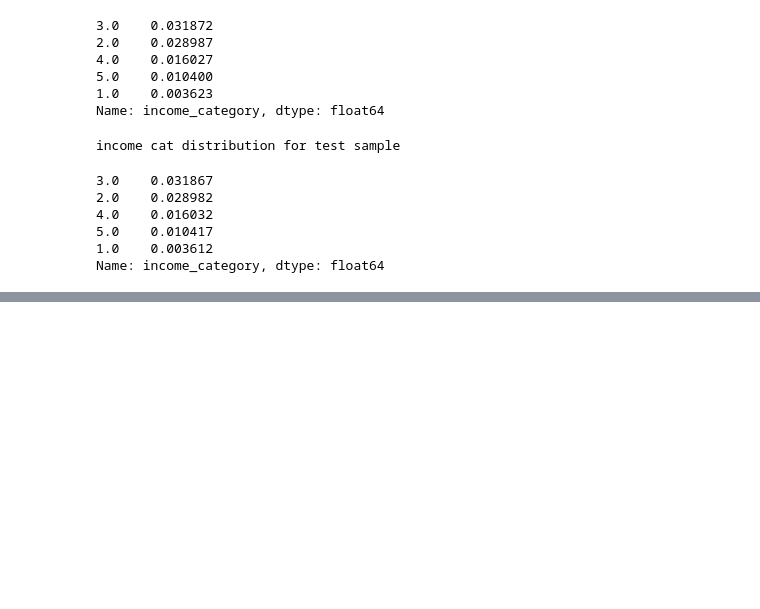
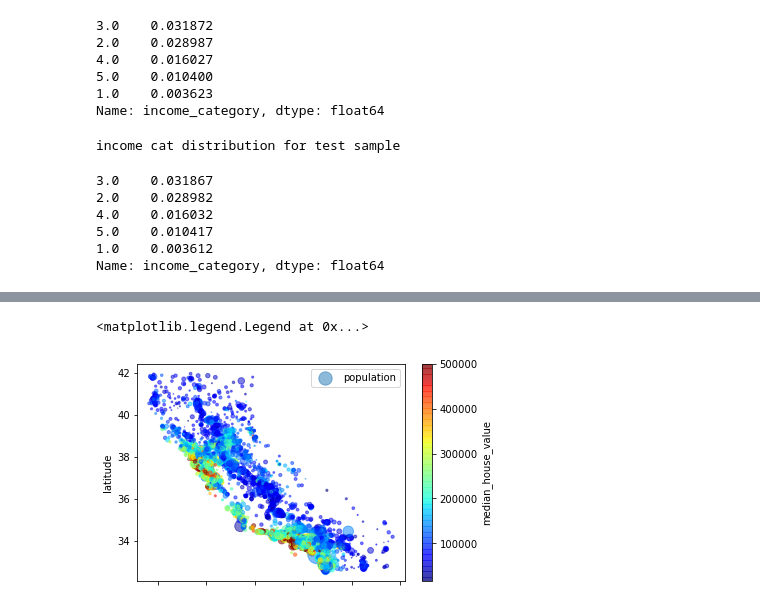
Before and after one commit to ramankhurana/DataScience, a Jupyter notebook: CaliforniaHousingPrice/HousingPricePrediction.ipynb, the cells around one changed output, grey strips where cells are left out. Saved outputs shown, nothing was run; the diff lists cells and outputs as text; code cells hidden in the pictures; blank space fills up the shorter version.

```diff
--- a/CaliforniaHousingPrice/HousingPricePrediction.ipynb
+++ b/CaliforniaHousingPrice/HousingPricePrediction.ipynb
@@ -265,0 +284,12 @@ Name: income_category, dtype: float64
+# %%
+strat_train.plot(kind='scatter',x="longitude",y="latitude",
+                 s=strat_train.population/100, ## size of bubble represent the population/100.
+                 c="median_house_value", ## color represent the value
+                 colorbar=True,
+                 label="population",
+                 cmap=plt.get_cmap("jet"), ## this os to set the color pallete, without this it will be grey scale.
+                 alpha=0.5)
+plt.legend()
+# %% [output]
+<matplotlib.legend.Legend at 0x...>
+[figure, added]
```
Also changed, not shown: parts of 6 cells of this notebook.
